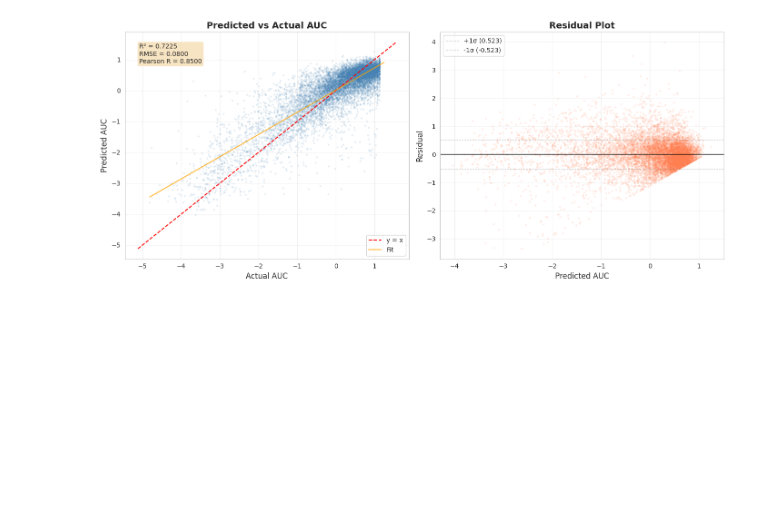
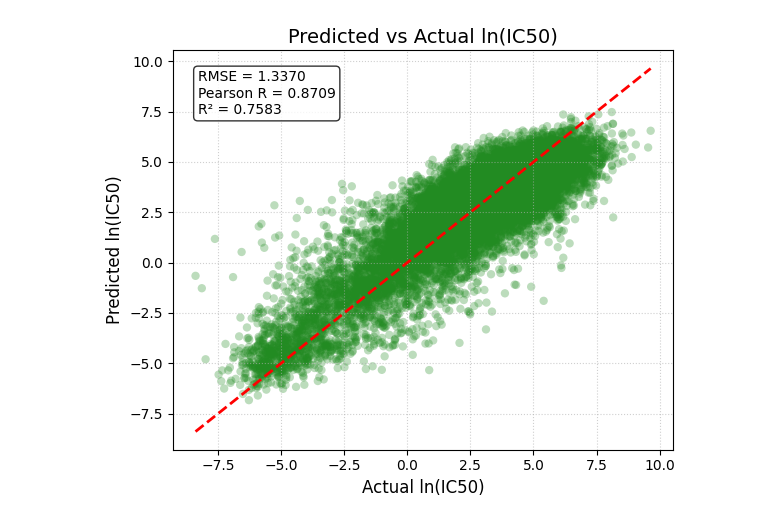
Before and after one commit to cuongdztop1tg/ML-Predicting-drug-response, a Jupyter notebook: drugres (1).ipynb, the cells around one changed output. Saved outputs shown, nothing was run; the diff lists cells and outputs as text; code cells hidden in the pictures; blank space fills up the shorter version.

```diff
--- a/drugres (1).ipynb
+++ b/drugres (1).ipynb
@@ -1452,7 +1302,7 @@ rmse = np.sqrt(mse)
 mae = np.mean(np.abs(preds_orig - targets_orig))
 pearson_r, pearson_p = pearsonr(preds_orig, targets_orig)
 spearman_r, spearman_p = spearmanr(preds_orig, targets_orig)
-r_squared = r2_score(targets_orig, preds_orig) # Sửa lỗi R2
+r_squared = r2_score(targets_orig, preds_orig)
 
 print("╔═══════════════════════════════════╗")
 print("║       TEST SET RESULTS            ║")
@@ -1466,59 +1316,24 @@ print(f"║ Pearson R  : {pearson_r:>10.6f} (p={pearson_p:.1e}) ║")
 print(f"║ Spearman R : {spearman_r:>10.6f} (p={spearman_p:.1e}) ║")
 print("╚═══════════════════════════════════╝")
 print()
-# --- Plots ---
-fig, axes = plt.subplots(1, 2, figsize=(14, 6))
-# Scatter: Predicted vs Actual
-ax1 = axes[0]
-ax1.scatter(targets, preds, alpha=0.15, s=8, color='steelblue', edgecolors='none')
-vmin = min(targets.min(), preds.min())
-vmax = max(targets.max(), preds.max())
-margin = (vmax - vmin) * 0.05
-ax1.plot([vmin-margin, vmax+margin], [vmin-margin, vmax+margin],
-         'r--', lw=1.5, label='y = x')
-z = np.polyfit(targets, preds, 1)
-xfit = np.linspace(vmin, vmax, 100)
-ax1.plot(xfit, np.poly1d(z)(xfit), 'orange', lw=1.5, alpha=0.8, label='Fit')
-ax1.set_xlabel('Actual AUC', fontsize=12)
-ax1.set_ylabel('Predicted AUC', fontsize=12)
-ax1.set_title('Predicted vs Actual AUC', fontsize=14, fontweight='bold')
-ax1.legend(fontsize=10)
-txt = f'R² = {r_squared:.4f}\nRMSE = {rmse:.4f}\nPearson R = {pearson_r:.4f}'
-ax1.text(0.05, 0.95, txt, transform=ax1.transAxes, fontsize=10,
-         verticalalignment='top', bbox=dict(boxstyle='round', facecolor='wheat', alpha=0.8))
-ax1.grid(True, alpha=0.3)
-# Residual plot
-ax2 = axes[1]
-residuals = preds - targets
-ax2.scatter(preds, residuals, alpha=0.15, s=8, color='coral', edgecolors='none')
-ax2.axhline(0, color='black', lw=1)
-rstd = np.std(residuals)
-ax2.axhline(rstd, color='gray', lw=0.8, ls='--', alpha=0.5, label=f'+1σ ({rstd:.3f})')
-ax2.axhline(-rstd, color='gray', lw=0.8, ls='--', alpha=0.5, label=f'-1σ ({-rstd:.3f})')
-ax2.set_xlabel('Predicted AUC', fontsize=12)
-ax2.set_ylabel('Residual', fontsize=12)
-ax2.set_title('Residual Plot', fontsize=14, fontweight='bold')
-ax2.legend(fontsize=10)
-ax2.grid(True, alpha=0.3)
+
+# 4. VẼ BIỂU ĐỒ SO SÁNH
+fig, ax1 = plt.subplots(figsize=(6, 5))
+ax1.scatter(targets_orig, preds_orig, alpha=0.3, color='forestgreen', edgecolors='none')
+ax1.plot([targets_orig.min(), targets_orig.max()], [targets_orig.min(), targets_orig.max()], 'r--', lw=2)
+ax1.set_xlabel('Actual ln(IC50)', fontsize=12)
+ax1.set_ylabel('Predicted ln(IC50)', fontsize=12)
+ax1.set_title('Predicted vs Actual ln(IC50)', fontsize=14)
+ax1.grid(True, linestyle=':', alpha=0.6)
+
+# Chú thích kết quả lên hình
+textstr = f"RMSE = {rmse:.4f}\nPearson R = {pearson_r:.4f}\nR² = {r_squared:.4f}"
+props = dict(boxstyle='round', facecolor='white', alpha=0.8)
+ax1.text(0.05, 0.95, textstr, transform=ax1.transAxes, fontsize=10,
+        verticalalignment='top', bbox=props)
+
 plt.tight_layout()
-plt.savefig('test_evaluation_improve.png', dpi=150, bbox_inches='tight')
 plt.show()
-print()
-print("✅ Saved: test_evaluation_improve.png")
-print("=" * 60)
-print()
-print("🎉 Pipeline IMPROVE hoàn tất!")
-print("   Cell 1    : Cài đặt")
-print("   Cell 2    : Khám phá dữ liệu")
-print("   Cell 3    : Load response + splits")
-print("   Cell 4    : EDA")
-print("   Cell 5    : Cell line features (GE top 512)")
-print("   Cell 6    : SMILES → Graph")
-print("   Cell 7    : Dataset + strict filter")
-print("   Cell 8    : DataLoader")
-print("   Cell 9    : Model GraphCDR")
-print("   Cell 10   : Training")
-print("   Cell 11   : Evaluation")
 # %% [output]
 ============================================================
        EVALUATION — TEST SET
@@ -1538,2 +1353,2 @@ print("   Cell 11   : Evaluation")
 ╚═══════════════════════════════════╝
-[figure, old version]
+[figure, new version]
```
Also changed, not shown: parts of 17 cells of this notebook, 12 other files.
